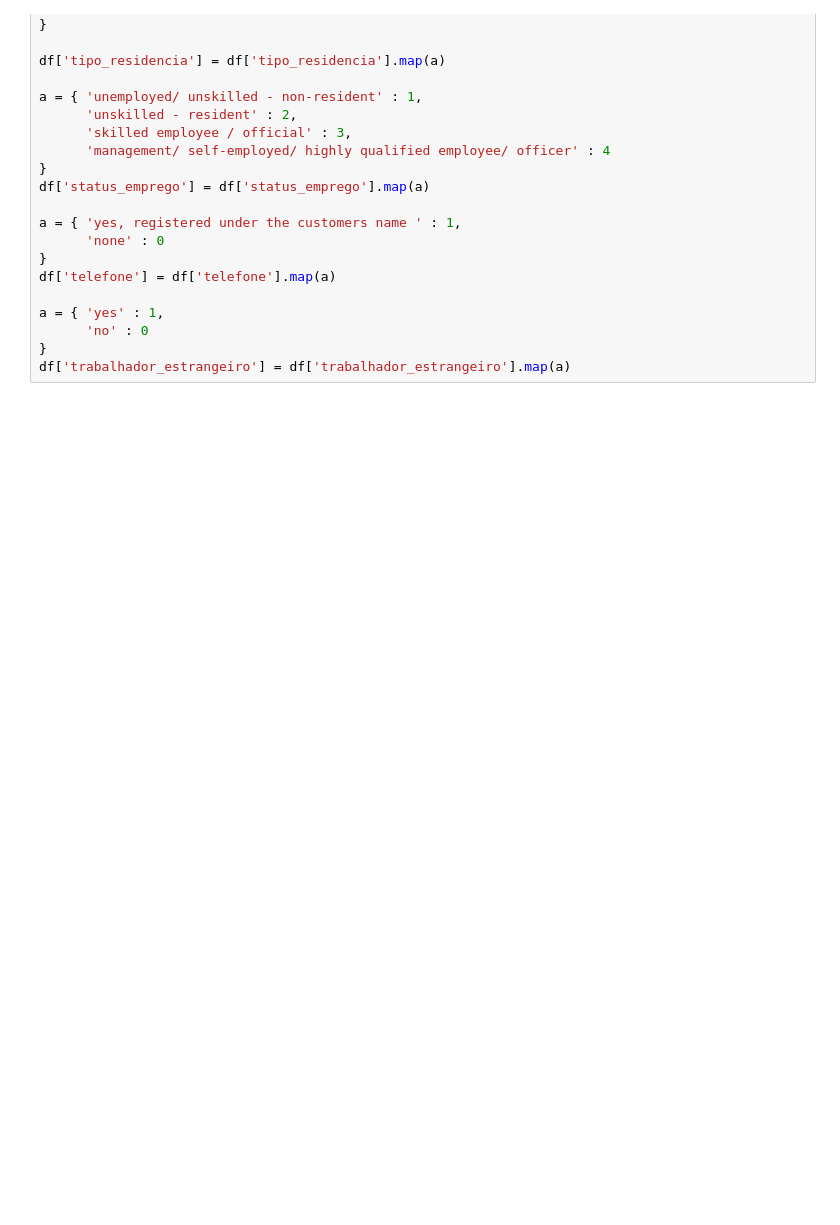
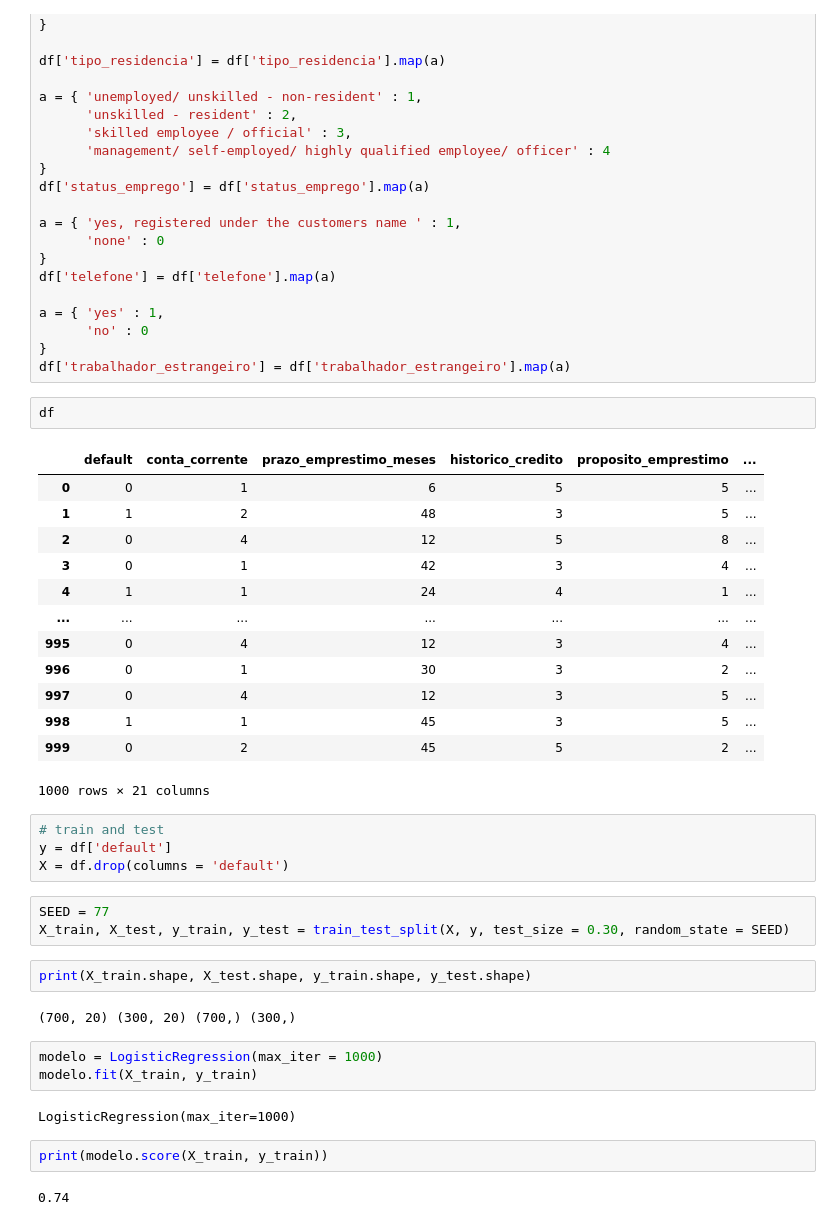
Before and after one commit to daianeklein/cursos-bootcamps, a Jupyter notebook: Alura_v2/credit-scoring/machine-learning-credit-scoring.ipynb, the cells around one changed output. Drawn from its saved outputs; the diff is of its cells as text; blank space fills up the shorter version.

```diff
--- a/Alura_v2/credit-scoring/machine-learning-credit-scoring.ipynb
+++ b/Alura_v2/credit-scoring/machine-learning-credit-scoring.ipynb
@@ -127,3 +130,39 @@ a = { 'yes' : 1,
       'no' : 0
 }
 df['trabalhador_estrangeiro'] = df['trabalhador_estrangeiro'].map(a)
+# %%
+df
+# %% [output]
+|  | default | conta_corrente | prazo_emprestimo_meses | historico_credito | proposito_emprestimo | ... |
+| 0 | 0 | 1 | 6 | 5 | 5 | ... |
+| 1 | 1 | 2 | 48 | 3 | 5 | ... |
+| 2 | 0 | 4 | 12 | 5 | 8 | ... |
+| 3 | 0 | 1 | 42 | 3 | 4 | ... |
+| 4 | 1 | 1 | 24 | 4 | 1 | ... |
+| ... | ... | ... | ... | ... | ... | ... |
+| 995 | 0 | 4 | 12 | 3 | 4 | ... |
+| 996 | 0 | 1 | 30 | 3 | 2 | ... |
+| 997 | 0 | 4 | 12 | 3 | 5 | ... |
+| 998 | 1 | 1 | 45 | 3 | 5 | ... |
+| 999 | 0 | 2 | 45 | 5 | 2 | ... |
+1000 rows × 21 columns
+# %%
+# train and test
+y = df['default']
+X = df.drop(columns = 'default')
+# %%
+SEED = 77
+X_train, X_test, y_train, y_test = train_test_split(X, y, test_size = 0.30, random_state = SEED)
+# %%
+print(X_train.shape, X_test.shape, y_train.shape, y_test.shape)
+# %% [output]
+(700, 20) (300, 20) (700,) (300,)
+# %%
+modelo = LogisticRegression(max_iter = 1000)
+modelo.fit(X_train, y_train)
+# %% [output]
+LogisticRegression(max_iter=1000)
+# %%
+print(modelo.score(X_train, y_train))
+# %% [output]
+0.74
```
Also changed, not shown: parts of 4 cells of this notebook.
